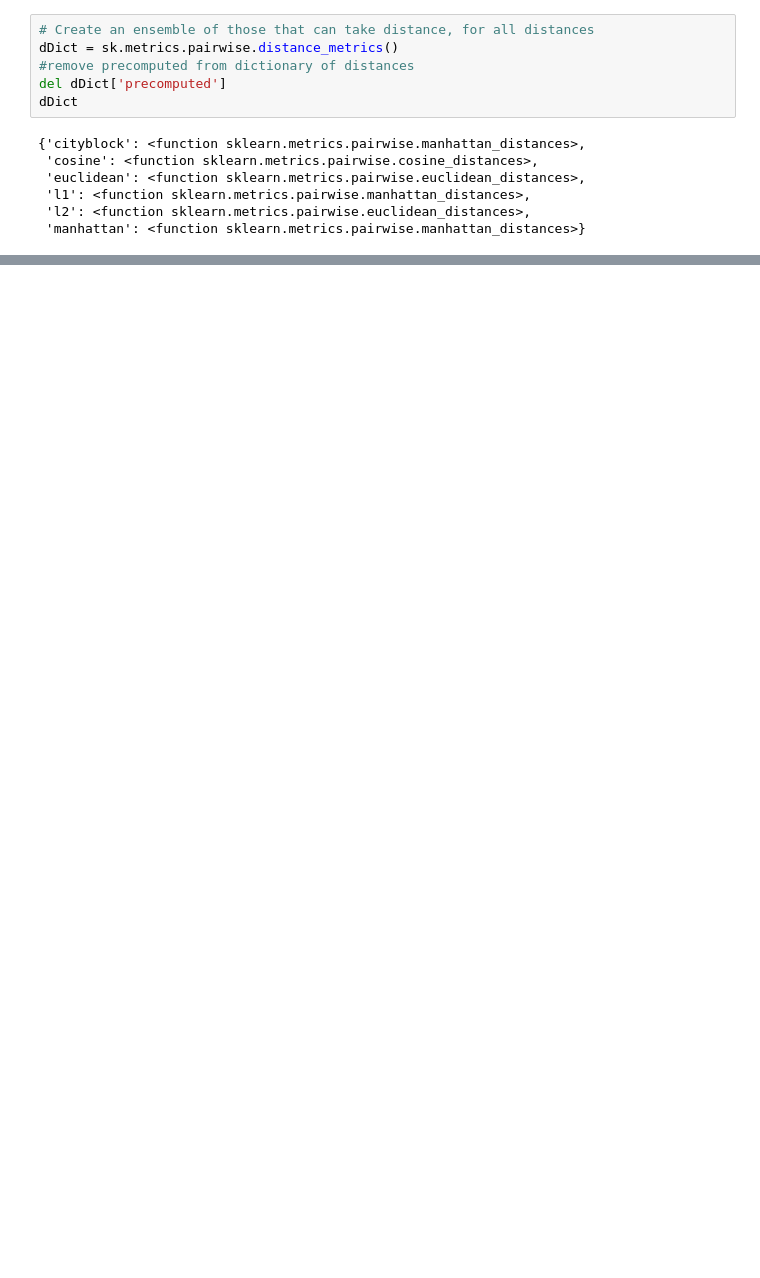
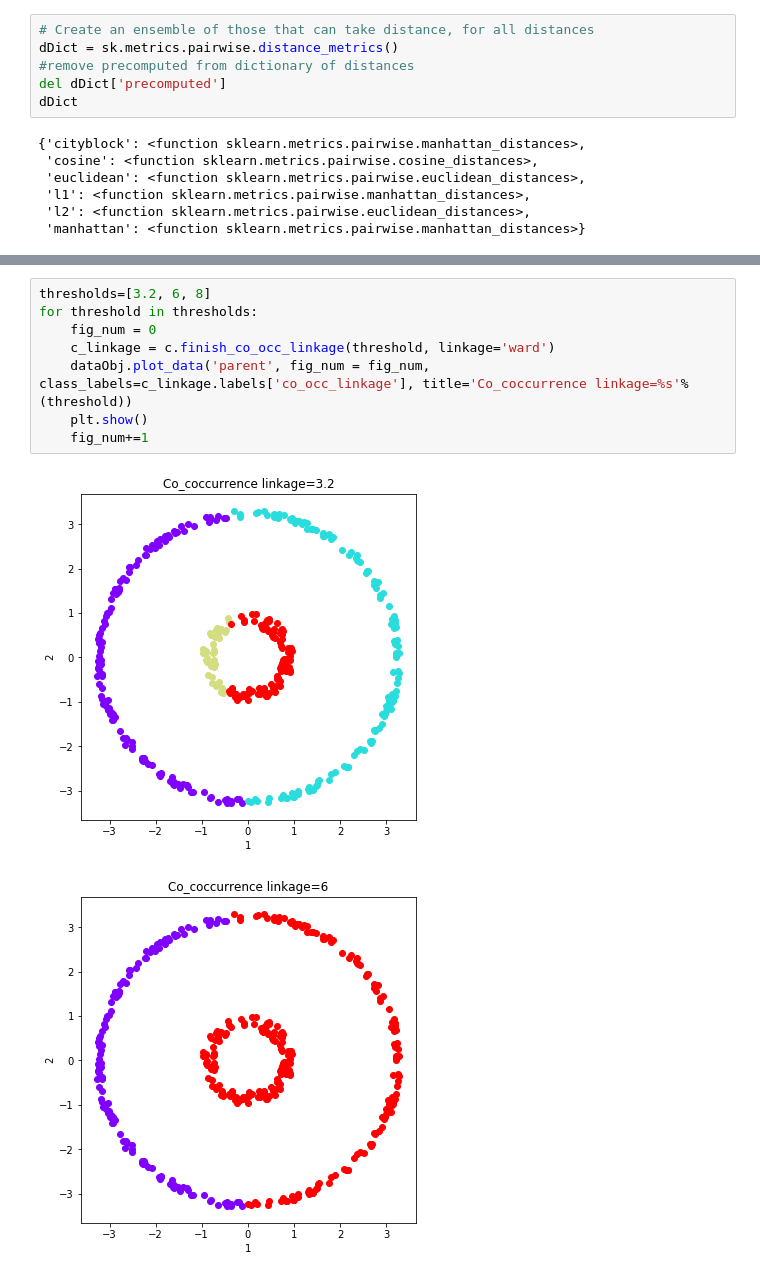
Before and after one commit to NaegleLab/OpenEnsembles, a Jupyter notebook: examples/Example_DistanceMetrics.ipynb, the cells around one changed output, grey strips where cells are left out. Drawn from its saved outputs; the diff is of its cells as text; blank space fills up the shorter version.

```diff
--- a/examples/Example_DistanceMetrics.ipynb
+++ b/examples/Example_DistanceMetrics.ipynb
@@ -111,0 +135,11 @@ c_linkage = c.finish_co_occ_linkage(threshold, linkage='average')
+# %%
+thresholds=[3.2, 6, 8]
+for threshold in thresholds:
+    fig_num = 0
+    c_linkage = c.finish_co_occ_linkage(threshold, linkage='ward')
+    dataObj.plot_data('parent', fig_num = fig_num, class_labels=c_linkage.labels['co_occ_linkage'], title='Co_coccurrence linkage=%s'%(threshold))
+    plt.show()
+    fig_num+=1
+# %% [output]
+[figure, added]
+[figure, added]
```
Also changed, not shown: parts of 12 cells of this notebook.
